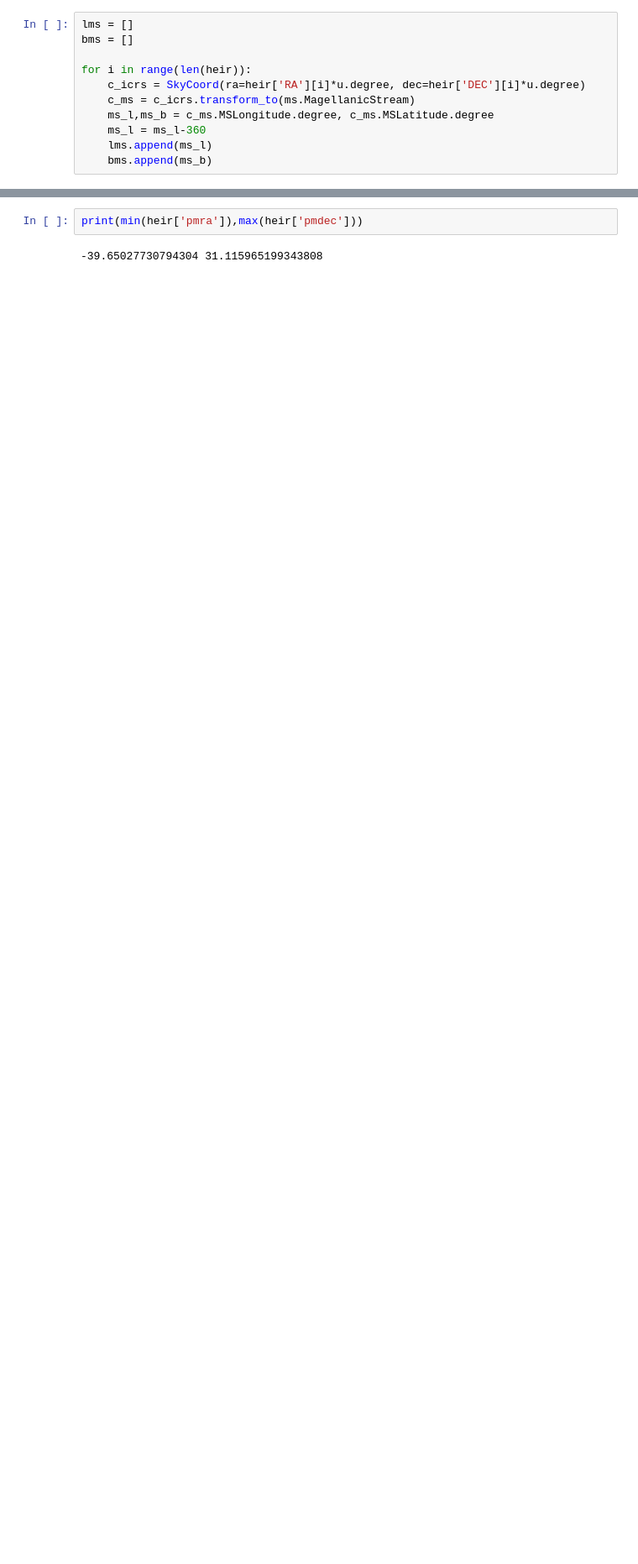
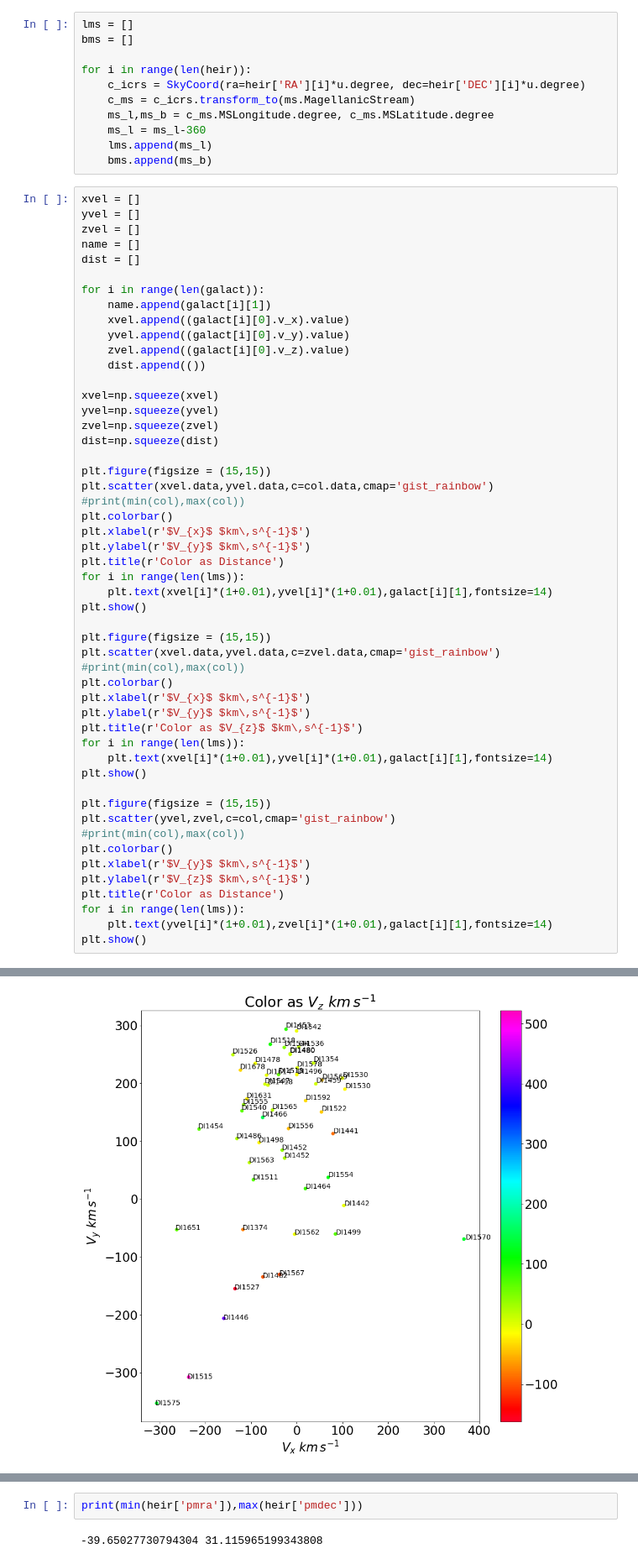
Before and after one commit to JoshuaPovick/MS_young, a Jupyter notebook: galactocentric_velocity.ipynb, the cells around one changed output, grey strips where cells are left out. Shown at 84% size. Cells and saved outputs as stored; diff of their text form; blank space fills up the shorter version.

```diff
--- a/galactocentric_velocity.ipynb
+++ b/galactocentric_velocity.ipynb
@@ -232,3 +188,55 @@ for i in range(len(heir)):
     ms_l = ms_l-360
     lms.append(ms_l)
     bms.append(ms_b)
+# %%
+xvel = []
+yvel = []
+zvel = []
+name = []
+dist = []
+
+for i in range(len(galact)):
+    name.append(galact[i][1])
+    xvel.append((galact[i][0].v_x).value)
+    yvel.append((galact[i][0].v_y).value)
+    zvel.append((galact[i][0].v_z).value)
+    dist.append(())
+
+xvel=np.squeeze(xvel)
+yvel=np.squeeze(yvel)
+zvel=np.squeeze(zvel)
+dist=np.squeeze(dist)
+
+plt.figure(figsize = (15,15))
+plt.scatter(xvel.data,yvel.data,c=col.data,cmap='gist_rainbow')
+#print(min(col),max(col))
+plt.colorbar()
+plt.xlabel(r'$V_{x}$ $km\,s^{-1}$')
+plt.ylabel(r'$V_{y}$ $km\,s^{-1}$')
+plt.title(r'Color as Distance')
+for i in range(len(lms)):
+    plt.text(xvel[i]*(1+0.01),yvel[i]*(1+0.01),galact[i][1],fontsize=14)
+plt.show()
+
+plt.figure(figsize = (15,15))
+plt.scatter(xvel.data,yvel.data,c=zvel.data,cmap='gist_rainbow')
+#print(min(col),max(col))
+plt.colorbar()
+plt.xlabel(r'$V_{x}$ $km\,s^{-1}$')
+plt.ylabel(r'$V_{y}$ $km\,s^{-1}$')
+plt.title(r'Color as $V_{z}$ $km\,s^{-1}$')
+for i in range(len(lms)):
+    plt.text(xvel[i]*(1+0.01),yvel[i]*(1+0.01),galact[i][1],fontsize=14)
+plt.show()
+
+plt.figure(figsize = (15,15))
+plt.scatter(yvel,zvel,c=col,cmap='gist_rainbow')
+#print(min(col),max(col))
+plt.colorbar()
+plt.xlabel(r'$V_{y}$ $km\,s^{-1}$')
+plt.ylabel(r'$V_{z}$ $km\,s^{-1}$')
+plt.title(r'Color as Distance')
+for i in range(len(lms)):
+    plt.text(yvel[i]*(1+0.01),zvel[i]*(1+0.01),galact[i][1],fontsize=14)
+plt.show()
+# %% [output]
@@ -234,0 +244 @@ for i in range(len(heir)):
+[figure, added]
```
Also changed, not shown: parts of 18 cells of this notebook.
